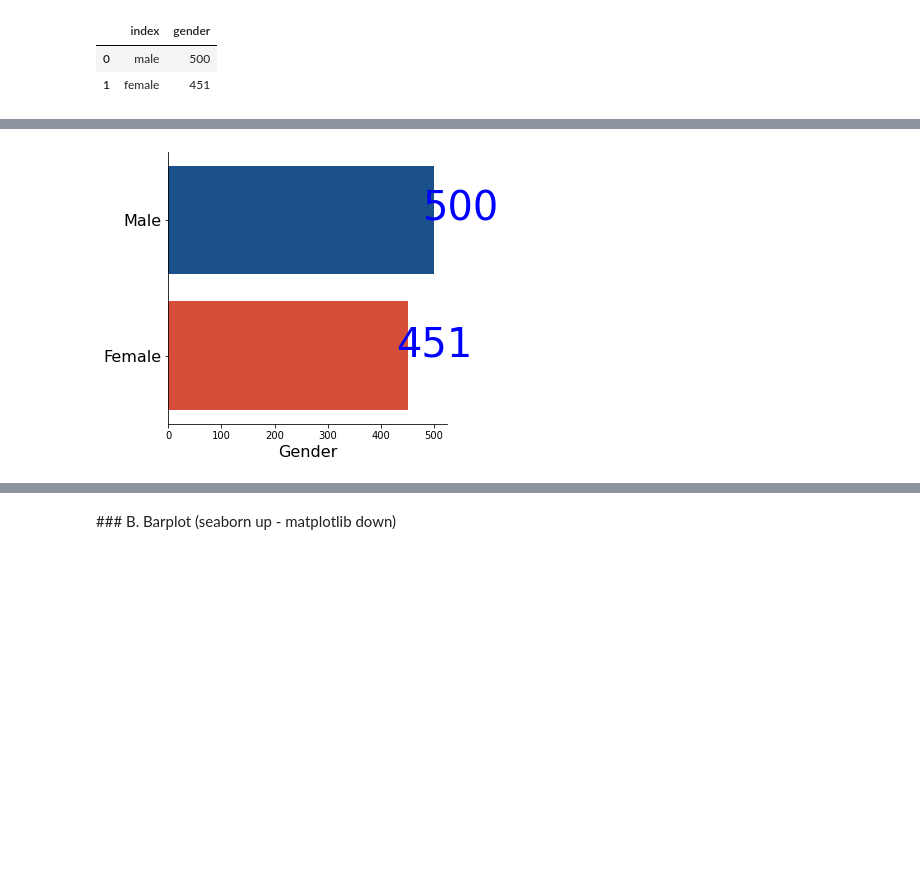
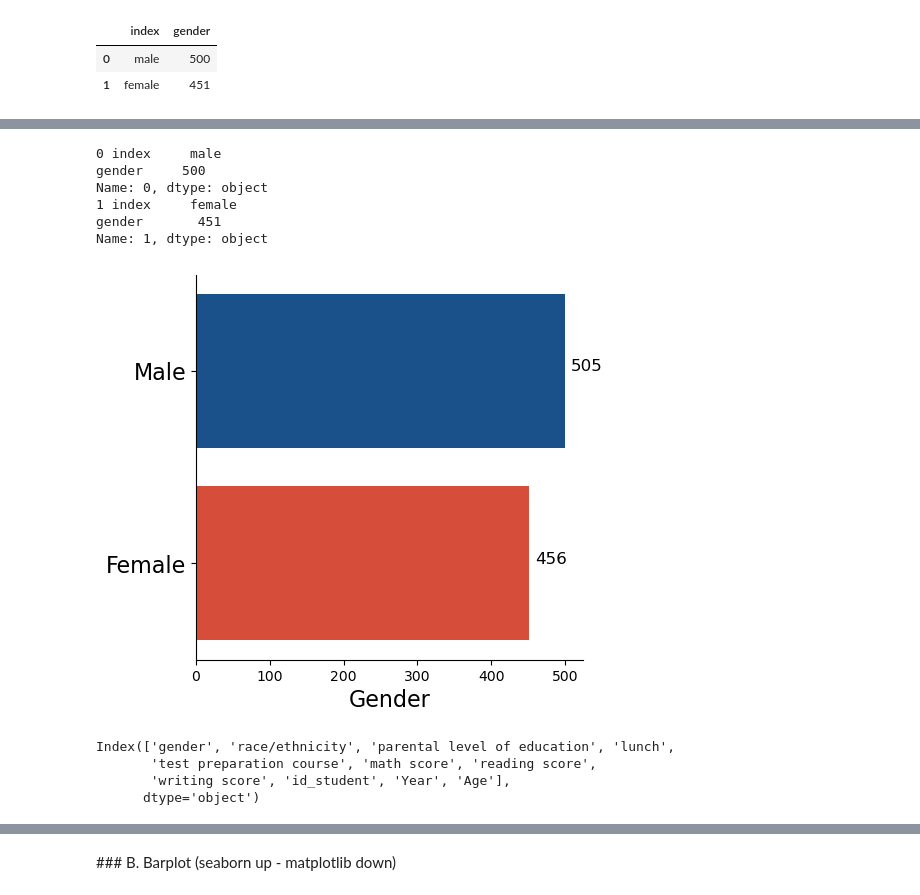
Before and after one commit to pepebonet/Intermediate_Python_BBA, a Jupyter notebook: Class_3/scripts/Code_class_3.ipynb, the cells around one changed output, grey strips where cells are left out. Saved outputs shown, nothing was run; the diff lists cells and outputs as text; code cells hidden in the pictures; blank space fills up the shorter version.

```diff
--- a/Class_3/scripts/Code_class_3.ipynb
+++ b/Class_3/scripts/Code_class_3.ipynb
@@ -43,2 +64,4 @@ to_plot
 | 0 | male | 500 |
 | 1 | female | 451 |
+# %%
+to_plot.columns = ['index', 'gender']
@@ -145,23 +175,37 @@ plt.show()
 # %%
 #Start Figure
 fig, ax = plt.subplots(figsize=(5, 5))
 
 #Body of the figure to build and the data to use
 sns.barplot(x=to_plot['gender'], y=to_plot['index'],
            palette=['#08519c', '#f03b20'])
 
 #Change Axes
 ax.set_xlabel("Gender", fontsize=16)
 ax.set_ylabel("", fontsize=16)
 ax.set_yticklabels(['Male', 'Female'], fontsize=16)
 ax.spines['top'].set_visible(False)
 ax.spines['right'].set_visible(False)
 
 # Add Numbers to plot
 for index, row in to_plot.iterrows():
-    ax.text(row.gender + 50, index, row.gender, color='blue', ha="center", fontsize=40)
+    print(index, row)
+    ax.text(row.gender + 30, index, row.gender + 5, color='black', ha="center", fontsize=12)
 
 
 plt.show()
 # %% [output]
+0 index     male
+gender     500
+Name: 0, dtype: object
+1 index     female
+gender       451
+Name: 1, dtype: object
-[figure, old version]
+[figure, new version]
+# %%
+df.columns
+# %% [output]
+Index(['gender', 'race/ethnicity', 'parental level of education', 'lunch',
+       'test preparation course', 'math score', 'reading score',
+       'writing score', 'id_student', 'Year', 'Age'],
+      dtype='object')
```
Also changed, not shown: parts of 24 cells of this notebook, 9 other files.
